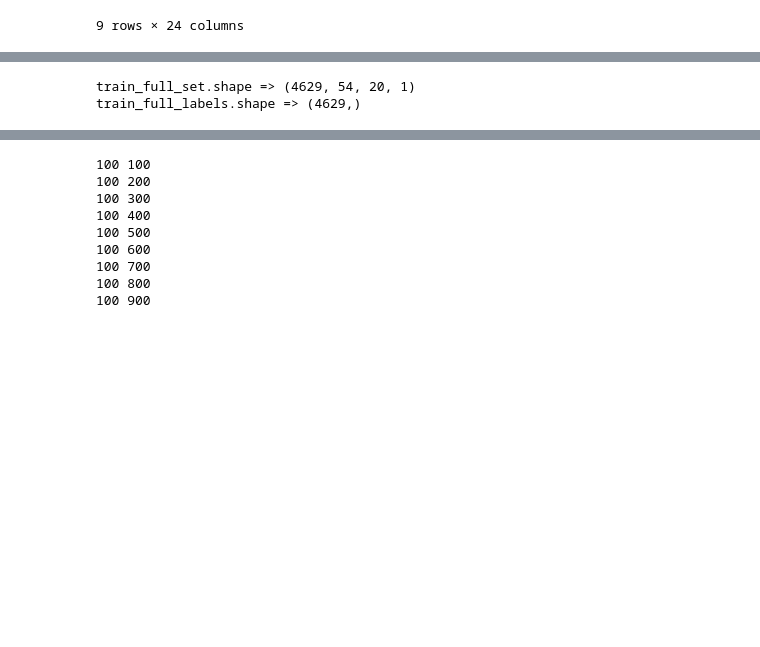
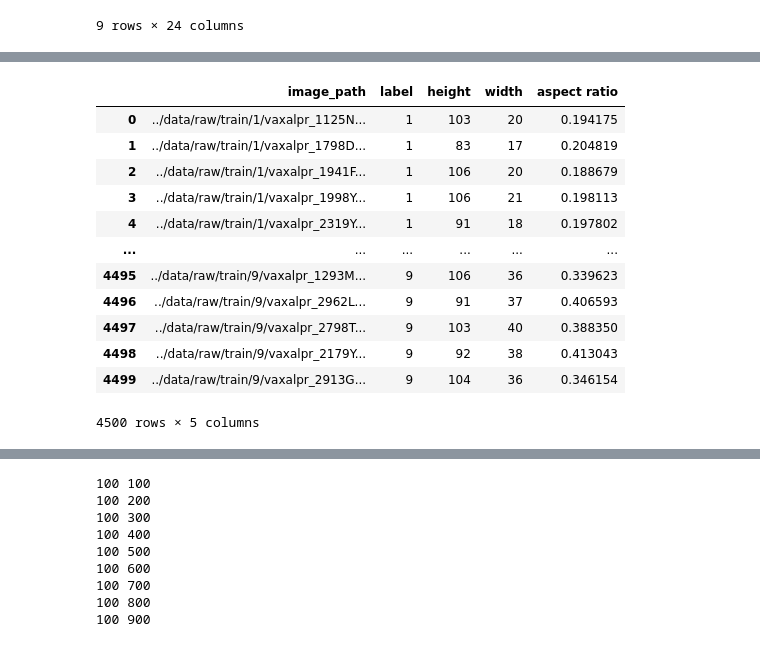
Before and after one commit to oforomar/Arabic_Numbers_DL, a Jupyter notebook: notebooks/arabic-numbers-mlp.ipynb, the cells around one changed output, grey strips where cells are left out. Cells and saved outputs as stored; diff of their text form; code cells hidden in the pictures; blank space fills up the shorter version.

```diff
--- a/notebooks/arabic-numbers-mlp.ipynb
+++ b/notebooks/arabic-numbers-mlp.ipynb
@@ -4,3 +1,6 @@ TRAIN_PATH = '/kaggle/input/arabic-numbers-2/dataset/train/'
+# %%
+TRAIN_PATH = '../data/raw/train/'
+TEST_PATH  = '../data/raw/test/'
 # %%
 import cv2
 import pathlib
@@ -76,23 +75,42 @@ df.describe().T
 | width | 4629.0 | 37.099590 | 8.491328 | 14.00000 | 34.000000 | 39.000000 | 43.000000 | 78.000000 |
 | aspect ratio | 4629.0 | 0.346268 | 0.084521 | 0.10596 | 0.308943 | 0.362637 | 0.397959 | 0.735849 |
 # %%
-new_image_width = 40//2
-new_image_height = 108//2
-size = len(df)
-train_full_labels = df['label'].values
-train_full_set = np.empty((size, new_image_height, new_image_width, 1), dtype=np.float32)
-
-for idx, path in enumerate(df['image_path']):
-    img = cv2.imread(path, -1)
-    img = cv2.resize(img, (new_image_width, new_image_height), interpolation=cv2.INTER_NEAREST)
-    train_full_set[idx] = img.reshape(new_image_height, new_image_width, 1)
-
-
-print('train_full_set.shape =>', train_full_set.shape)
-print('train_full_labels.shape =>', train_full_labels.shape)
+#new_image_width = 40//2
+#new_image_height = 108//2
+#size = len(df)
+#train_full_labels = df['label'].values
+#train_full_set = np.empty((size, new_image_height, new_image_width, 1), dtype=np.float32)
+#
+#for idx, path in enumerate(df['image_path']):
+#    img = cv2.imread(path, -1)
+#    img = cv2.resize(img, (new_image_width, new_image_height), interpolation=cv2.INTER_NEAREST)
+#    train_full_set[idx] = img.reshape(new_image_height, new_image_width, 1)
+#
+#
+#print('train_full_set.shape =>', train_full_set.shape)
+#print('train_full_labels.shape =>', train_full_labels.shape)
-# %% [output]
-train_full_set.shape => (4629, 54, 20, 1)
-train_full_labels.shape => (4629,)
+# %%
+train = []
+
+for i in range(1, 10):
+    train.append(df[df['label'] == i].sample(500, replace=True))
+
+traindf = pd.concat(train, axis=0, ignore_index=True)
+traindf
+# %% [output]
+|  | image_path | label | height | width | aspect ratio |
+| 0 | ../data/raw/train/1/vaxalpr_1125N... | 1 | 103 | 20 | 0.194175 |
+| 1 | ../data/raw/train/1/vaxalpr_1798D... | 1 | 83 | 17 | 0.204819 |
+| 2 | ../data/raw/train/1/vaxalpr_1941F... | 1 | 106 | 20 | 0.188679 |
+| 3 | ../data/raw/train/1/vaxalpr_1998Y... | 1 | 106 | 21 | 0.198113 |
+| 4 | ../data/raw/train/1/vaxalpr_2319Y... | 1 | 91 | 18 | 0.197802 |
+| ... | ... | ... | ... | ... | ... |
+| 4495 | ../data/raw/train/9/vaxalpr_1293M... | 9 | 106 | 36 | 0.339623 |
+| 4496 | ../data/raw/train/9/vaxalpr_2962L... | 9 | 91 | 37 | 0.406593 |
+| 4497 | ../data/raw/train/9/vaxalpr_2798T... | 9 | 103 | 40 | 0.388350 |
+| 4498 | ../data/raw/train/9/vaxalpr_2179Y... | 9 | 92 | 38 | 0.413043 |
+| 4499 | ../data/raw/train/9/vaxalpr_2913G... | 9 | 104 | 36 | 0.346154 |
+4500 rows × 5 columns
 # %%
 new_image_width = 40//2
 new_image_height = 108//2
```
Also changed, not shown: parts of 13 cells of this notebook, 8 other files.
